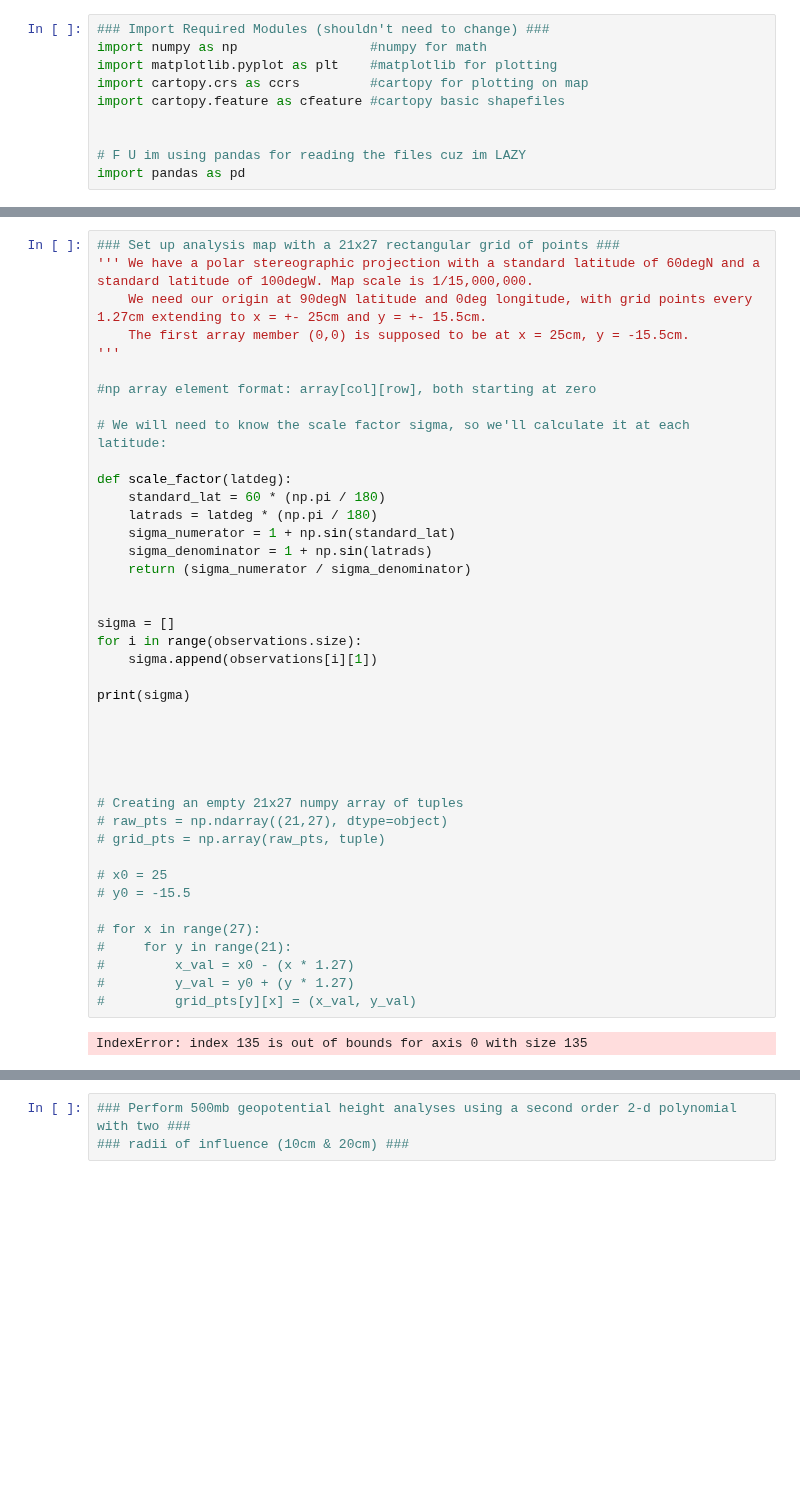
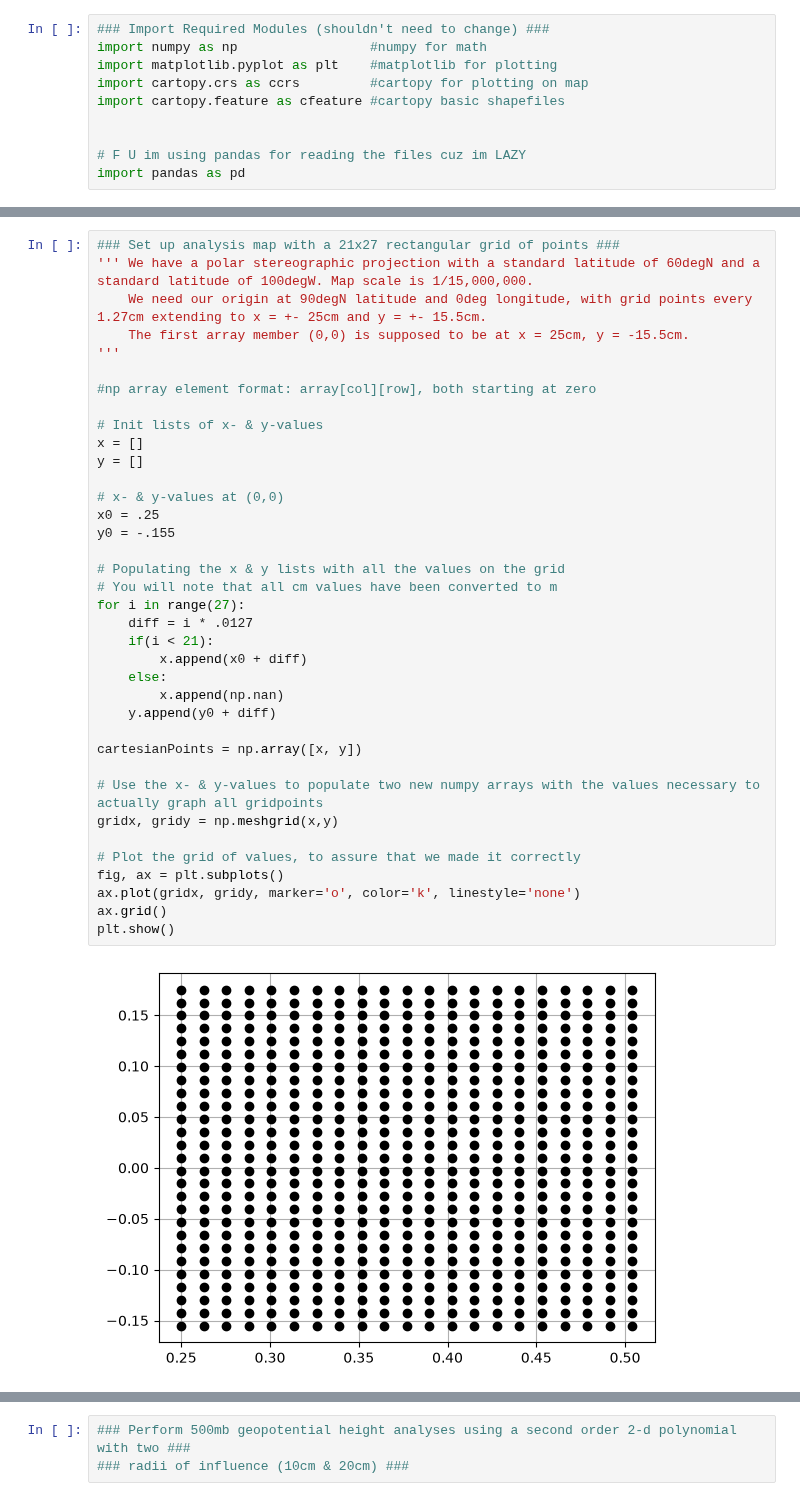
Before and after one commit to Old-World-Yew/ATSC528, a Jupyter notebook: 2-Function_Fitting/function_fitting.ipynb, the cells around one changed output, grey strips where cells are left out. Saved outputs shown, nothing was run; the diff lists cells and outputs as text; blank space fills up the shorter version.

```diff
--- a/2-Function_Fitting/function_fitting.ipynb
+++ b/2-Function_Fitting/function_fitting.ipynb
@@ -36,45 +52,41 @@ observations = pd.read_csv(observation_file, header=None).to_numpy()
 # %%
 ### Set up analysis map with a 21x27 rectangular grid of points ###
 ''' We have a polar stereographic projection with a standard latitude of 60degN and a standard latitude of 100degW. Map scale is 1/15,000,000.
     We need our origin at 90degN latitude and 0deg longitude, with grid points every 1.27cm extending to x = +- 25cm and y = +- 15.5cm.
     The first array member (0,0) is supposed to be at x = 25cm, y = -15.5cm.
 '''
 
 #np array element format: array[col][row], both starting at zero
 
-# We will need to know the scale factor sigma, so we'll calculate it at each latitude:
+# Init lists of x- & y-values
+x = []
+y = []
 
-def scale_factor(latdeg):
-    standard_lat = 60 * (np.pi / 180)
-    latrads = latdeg * (np.pi / 180)
-    sigma_numerator = 1 + np.sin(standard_lat)
-    sigma_denominator = 1 + np.sin(latrads)
-    return (sigma_numerator / sigma_denominator)
+# x- & y-values at (0,0)
+x0 = .25
+y0 = -.155
 
+# Populating the x & y lists with all the values on the grid
+# You will note that all cm values have been converted to m
+for i in range(27):
+    diff = i * .0127
+    if(i < 21):
+        x.append(x0 + diff)
+    else:
+        x.append(np.nan)
+    y.append(y0 + diff)
 
-sigma = []
-for i in range(observations.size):
-    sigma.append(observations[i][1])
+cartesianPoints = np.array([x, y])
 
-print(sigma)
+# Use the x- & y-values to populate two new numpy arrays with the values necessary to actually graph all gridpoints
+gridx, gridy = np.meshgrid(x,y)
 
-
-
-
-
-# Creating an empty 21x27 numpy array of tuples
-# raw_pts = np.ndarray((21,27), dtype=object)
-# grid_pts = np.array(raw_pts, tuple)
-
-# x0 = 25
-# y0 = -15.5
-
-# for x in range(27):
-#     for y in range(21):
-#         x_val = x0 - (x * 1.27)
-#         y_val = y0 + (y * 1.27)
-#         grid_pts[y][x] = (x_val, y_val)
+# Plot the grid of values, to assure that we made it correctly
+fig, ax = plt.subplots()
+ax.plot(gridx, gridy, marker='o', color='k', linestyle='none')
+ax.grid()
+plt.show()
 # %% [output]
-IndexError: index 135 is out of bounds for axis 0 with size 135
+[figure, added]
 # %%
 ### convert obs lat/long to x,y (may want to plot on your analysis grid to verify)###
```
Also changed, not shown: parts of 4 cells of this notebook.
